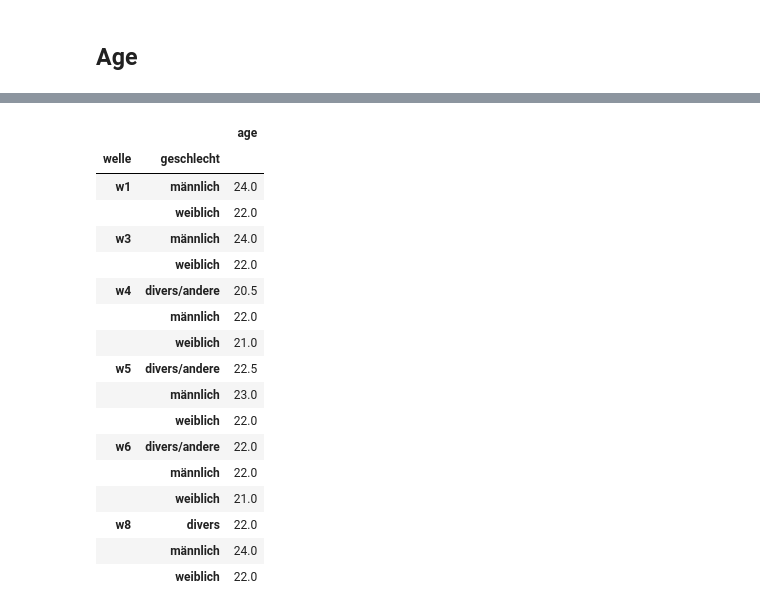
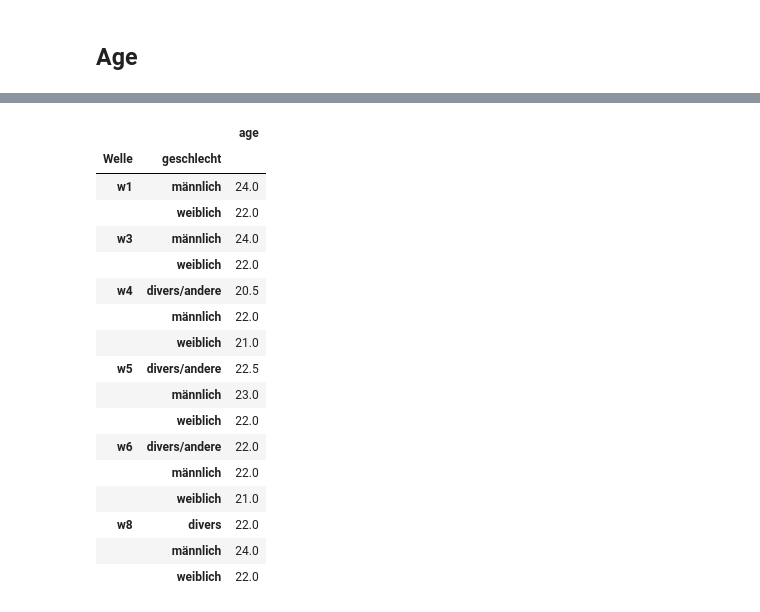
Before and after one commit to annaromankiewicz/masterarbeit, a Jupyter notebook: Analysis.ipynb, the cells around one changed output, grey strips where cells are left out. Drawn from its saved outputs; the diff is of its cells as text; code cells hidden in the pictures.

```diff
--- a/Analysis.ipynb
+++ b/Analysis.ipynb
@@ -118,4 +118,13 @@ w4_.rename(columns={"D002": "geschlecht", "D001_01": "age"}, inplace=True)
 w5_.rename(columns={"SD02": "geschlecht", "SD01_01": "age"}, inplace=True)
 w6_.rename(columns={"SD02": "geschlecht", "SD01_01": "age"}, inplace=True)
 w8_.rename(columns={"SD02": "geschlecht", "SD01_01": "age"}, inplace=True)
+
+w1_["Welle"] = "w1"
+w3_["Welle"] = "w3"
+w4_["Welle"] = "w4"
+w5_["Welle"] = "w5"
+w6_["Welle"] = "w6"
+w8_["Welle"] = "w8"
+
+# all_wellen = pd.concat([w1_,w3_, w4_,w5_,w6_, w8_])
 # %%
@@ -281,7 +293,7 @@ w1_
 #### Groups by praktikum
 # %%
 from collections import defaultdict
-selected_columns = ['Praktikum','SWE_norm','Semester','geschlecht','age']
+selected_columns = ['Welle','Praktikum','SWE_norm','Semester','geschlecht','age']
 wellen = [
     w1_[selected_columns].values,
     w3_[selected_columns].values,
@@ -381,2 +387,2 @@ for name,w in zip(wellen_names,wellen):
 # %%
-wellen_all = pd.concat(wellen)
+all_wellen = pd.concat(wellen)
@@ -383,8 +405,8 @@ wellen_all = pd.concat(wellen)
 # %%
-wellen_all[['welle','geschlecht','age']].groupby(by=["welle","geschlecht"]).median()
+all_wellen[['Welle','geschlecht','age']].groupby(by=["Welle","geschlecht"]).median()
 # %% [output]
 |  |  | age |
-| welle | geschlecht |  |
+| Welle | geschlecht |  |
 | w1 | männlich | 24.0 |
 |  | weiblich | 22.0 |
 | w3 | männlich | 24.0 |
```
Also changed, not shown: parts of 9 cells of this notebook, 7 other files.
